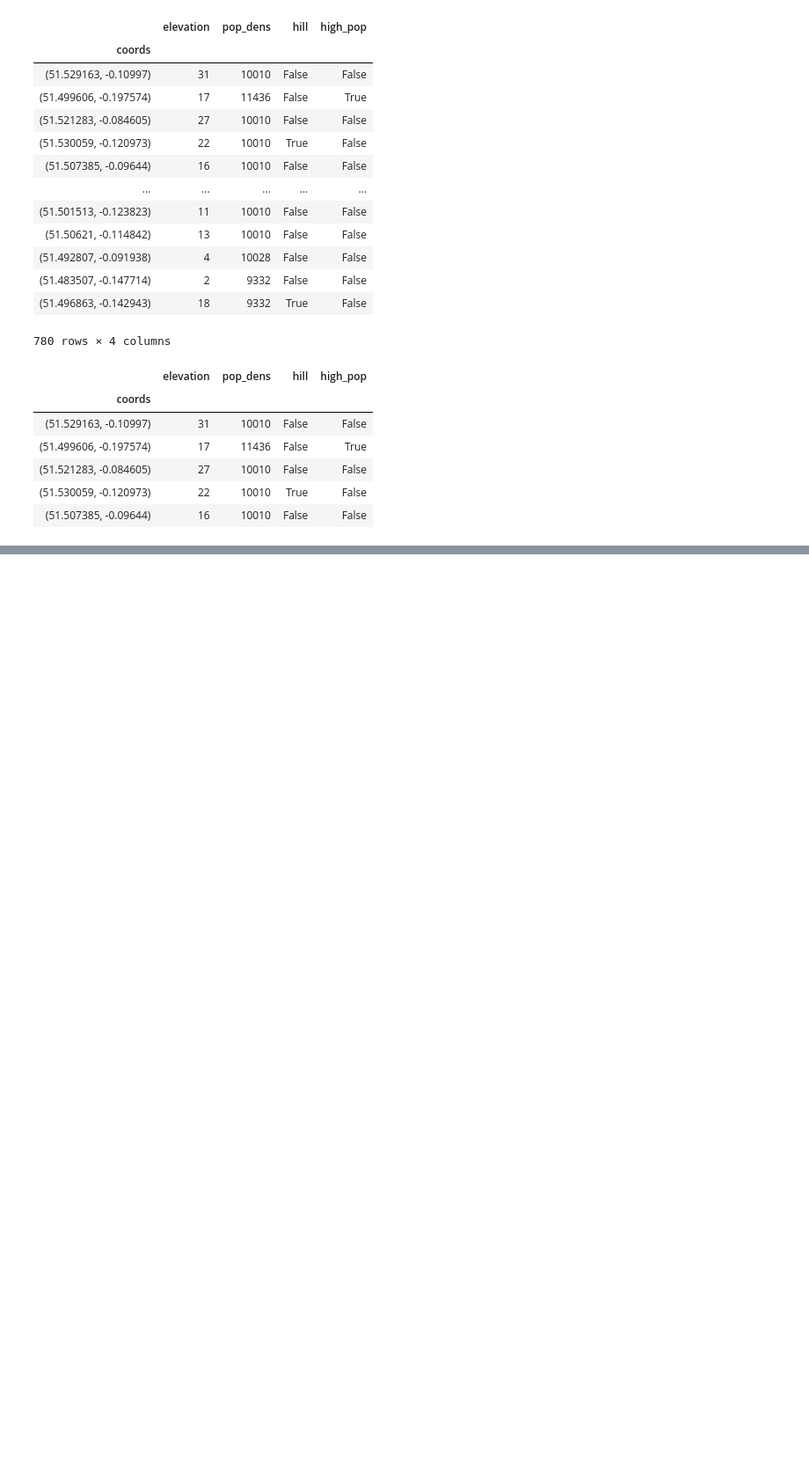
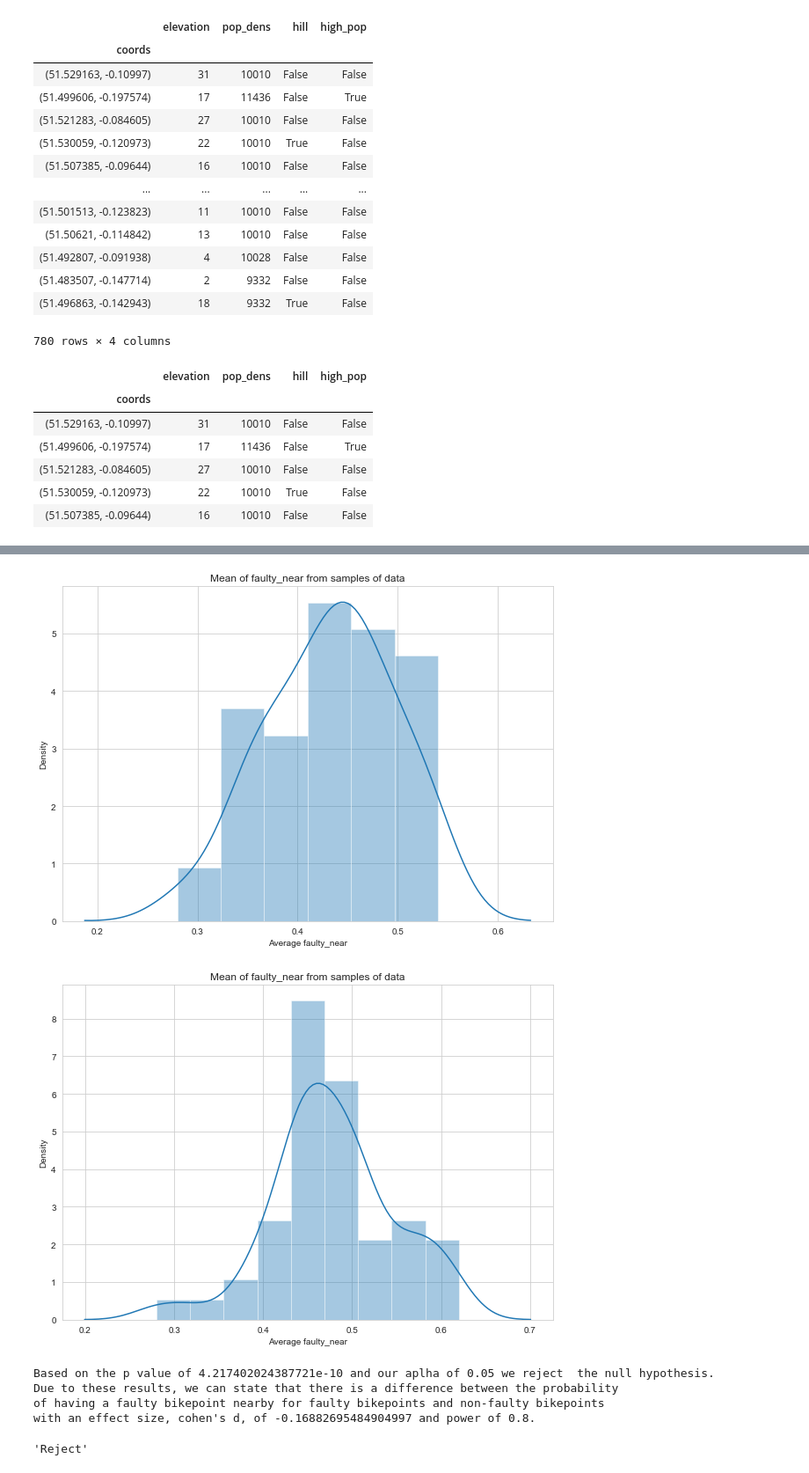
Before and after one commit to MHannan94/mod3_project, a Jupyter notebook: mo.ipynb, the cells around one changed output, grey strips where cells are left out. Shown at 88% size. Saved outputs shown, nothing was run; the diff lists cells and outputs as text; code cells hidden in the pictures; blank space fills up the shorter version.

Commit message:
hypothesis test one turned to function

```diff
--- a/mo.ipynb
+++ b/mo.ipynb
@@ -544,3 +554,5 @@ geo_df.head()
 | (51.521283, -0.084605) | 27 | 10010 | False | False |
 | (51.530059, -0.120973) | 22 | 10010 | True | False |
 | (51.507385, -0.09644) | 16 | 10010 | False | False |
+# %%
+bikes_df = pd.read_pickle('bikes_dataframe')
@@ -546,0 +702,2 @@ geo_df.head()
+# %%
+sns.set_style('whitegrid')
@@ -546,0 +753,10 @@ geo_df.head()
+# %%
+hypothesis_test_one(bikes_df)
+# %% [output]
+[figure, added]
+[figure, added]
+Based on the p value of 4.217402024387721e-10 and our aplha of 0.05 we reject  the null hypothesis.
+Due to these results, we can state that there is a difference between the probability
+of having a faulty bikepoint nearby for faulty bikepoints and non-faulty bikepoints
+with an effect size, cohen's d, of -0.16882695484904997 and power of 0.8.
+'Reject'
```
Also changed, not shown: parts of 9 cells of this notebook, 1 other file.
